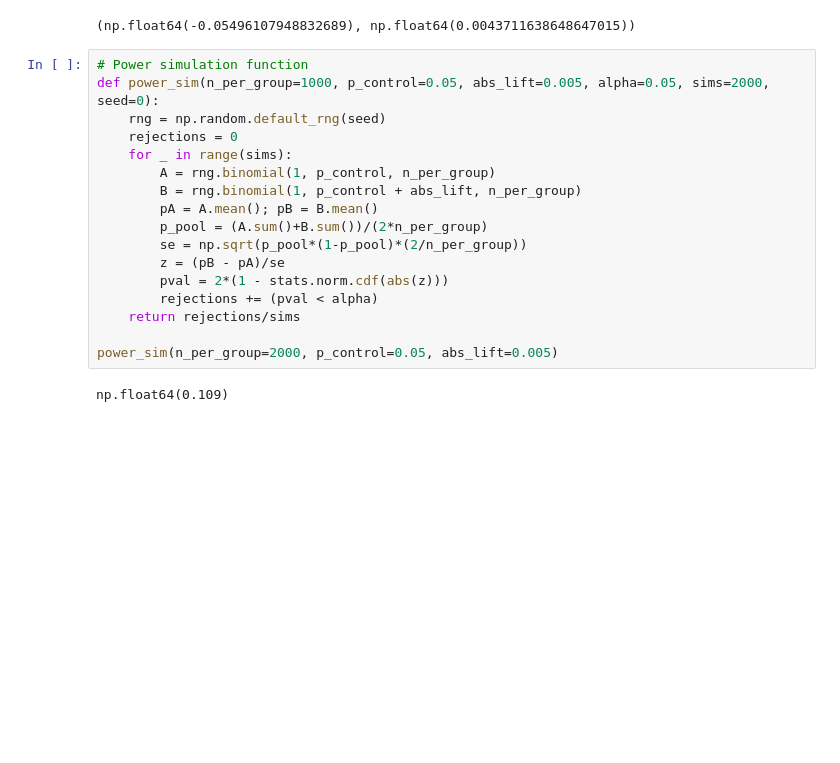
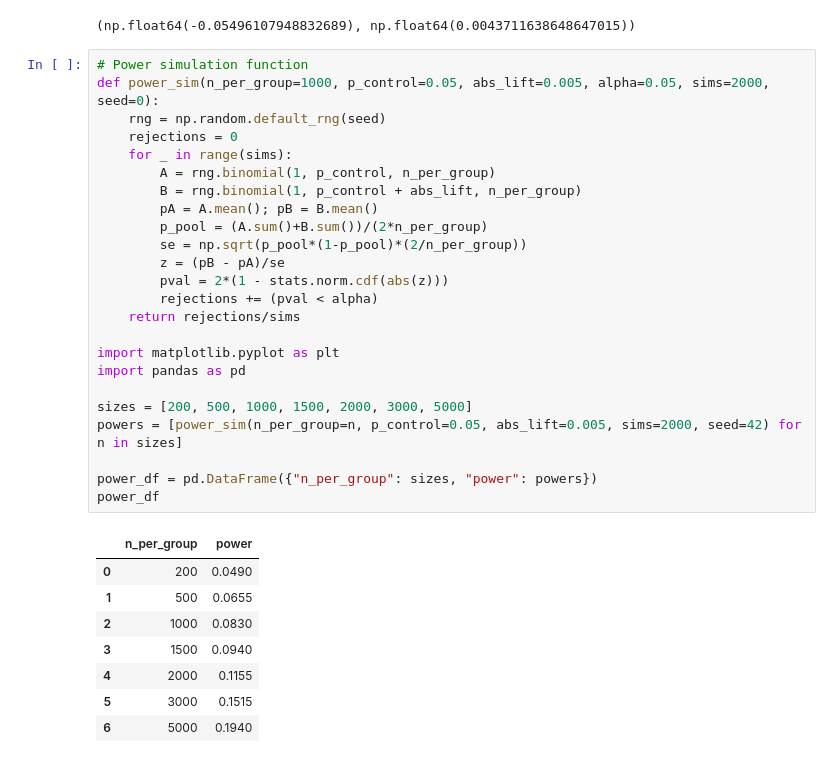
Before and after one commit to pratyush11float/ds-week1-2, a Jupyter notebook: notebooks/02_ab_testing.ipynb, the cells around one changed output. Cells and saved outputs as stored; diff of their text form; blank space fills up the shorter version.

```diff
--- a/notebooks/02_ab_testing.ipynb
+++ b/notebooks/02_ab_testing.ipynb
@@ -113,19 +144,33 @@ ci_high = lift + 1.96*se_unpooled
 # %%
 # Power simulation function
 def power_sim(n_per_group=1000, p_control=0.05, abs_lift=0.005, alpha=0.05, sims=2000, seed=0):
     rng = np.random.default_rng(seed)
     rejections = 0
     for _ in range(sims):
         A = rng.binomial(1, p_control, n_per_group)
         B = rng.binomial(1, p_control + abs_lift, n_per_group)
         pA = A.mean(); pB = B.mean()
         p_pool = (A.sum()+B.sum())/(2*n_per_group)
         se = np.sqrt(p_pool*(1-p_pool)*(2/n_per_group))
         z = (pB - pA)/se
         pval = 2*(1 - stats.norm.cdf(abs(z)))
         rejections += (pval < alpha)
     return rejections/sims
 
-power_sim(n_per_group=2000, p_control=0.05, abs_lift=0.005)
+import matplotlib.pyplot as plt
+import pandas as pd
+
+sizes = [200, 500, 1000, 1500, 2000, 3000, 5000]
+powers = [power_sim(n_per_group=n, p_control=0.05, abs_lift=0.005, sims=2000, seed=42) for n in sizes]
+
+power_df = pd.DataFrame({"n_per_group": sizes, "power": powers})
+power_df
 # %% [output]
-np.float64(0.109)
+|  | n_per_group | power |
+| 0 | 200 | 0.0490 |
+| 1 | 500 | 0.0655 |
+| 2 | 1000 | 0.0830 |
+| 3 | 1500 | 0.0940 |
+| 4 | 2000 | 0.1155 |
+| 5 | 3000 | 0.1515 |
+| 6 | 5000 | 0.1940 |
```
Also changed, not shown: parts of 7 cells of this notebook, 2 other files.
